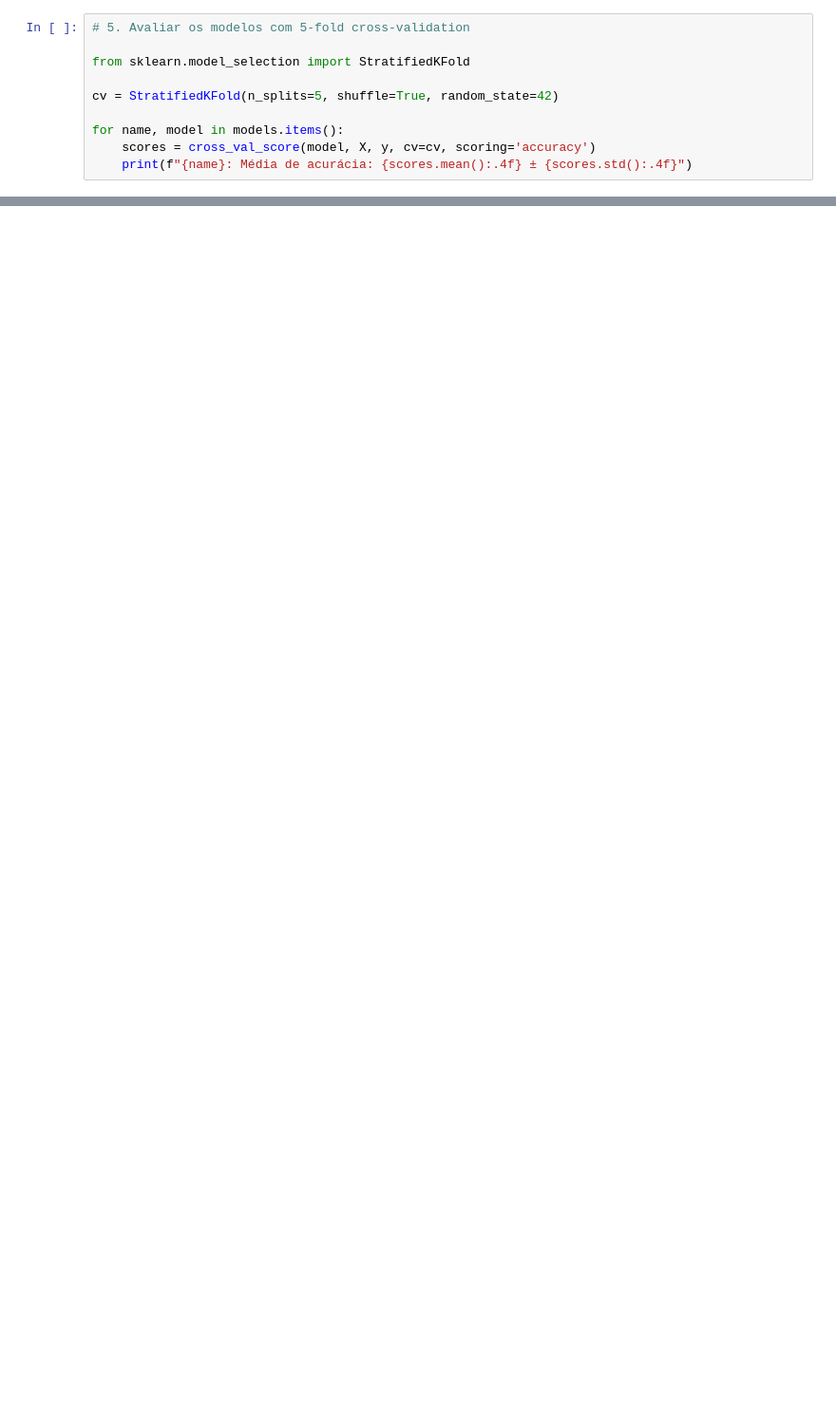
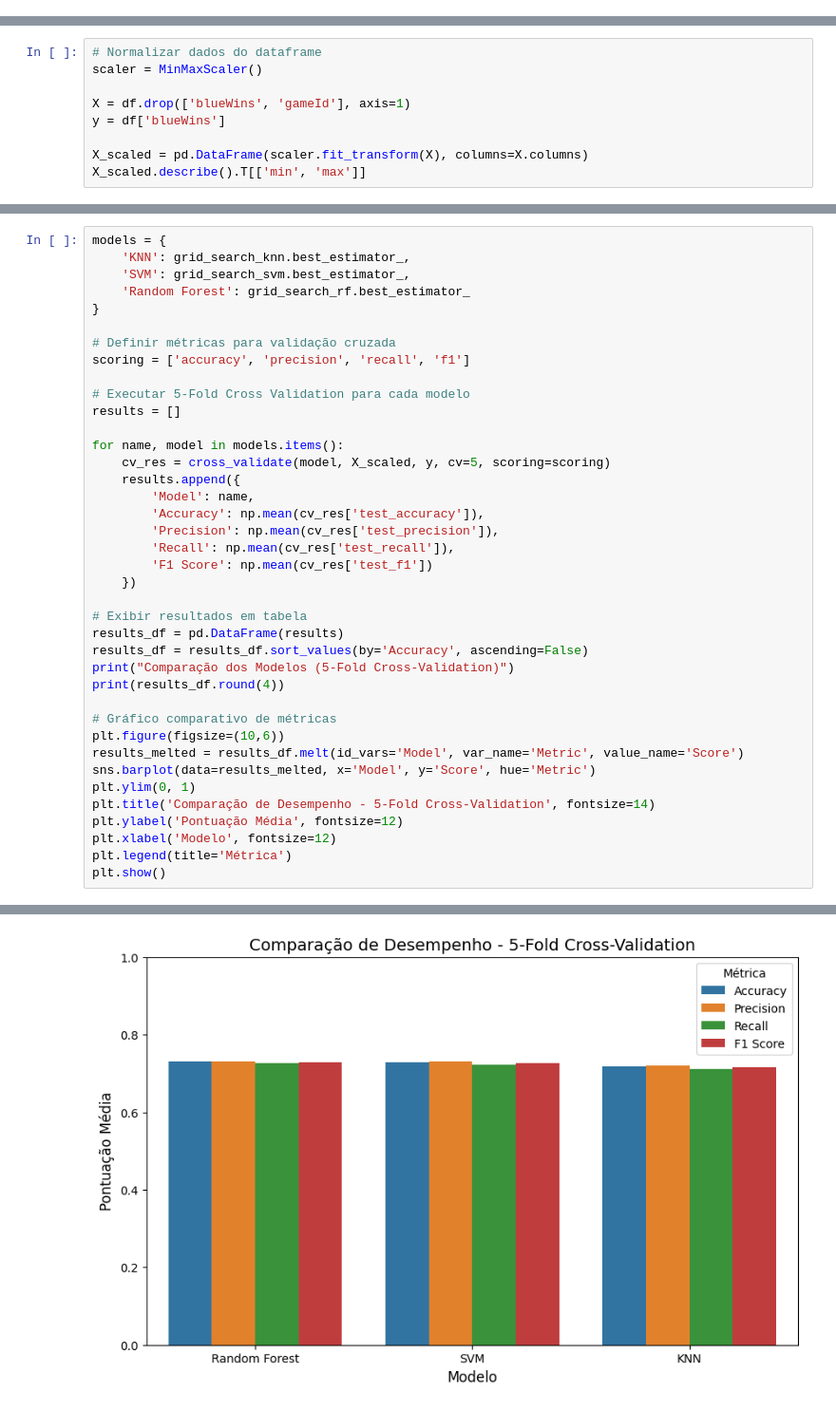
Before and after one commit to Davi-ChavesN/python_exercises, a Jupyter notebook: DS/Atividade2 - Classificadores/Atividade2.ipynb, the cells around one changed output, grey strips where cells are left out. Shown at 95% size. Drawn from its saved outputs; the diff is of its cells as text; blank space fills up the shorter version.

```diff
--- a/DS/Atividade2 - Classificadores/Atividade2.ipynb
+++ b/DS/Atividade2 - Classificadores/Atividade2.ipynb
@@ -92,10 +0,0 @@ models = {
-# %%
-# 5. Avaliar os modelos com 5-fold cross-validation
-
-from sklearn.model_selection import StratifiedKFold
-
-cv = StratifiedKFold(n_splits=5, shuffle=True, random_state=42)
-
-for name, model in models.items():
-    scores = cross_val_score(model, X, y, cv=cv, scoring='accuracy')
-    print(f"{name}: Média de acurácia: {scores.mean():.4f} ± {scores.std():.4f}")
@@ -164,0 +84,9 @@ Melhor modelo: SVM (tuned) com acurácia de 0.7331
+# %%
+# Normalizar dados do dataframe
+scaler = MinMaxScaler()
+
+X = df.drop(['blueWins', 'gameId'], axis=1)
+y = df['blueWins']
+
+X_scaled = pd.DataFrame(scaler.fit_transform(X), columns=X.columns)
+X_scaled.describe().T[['min', 'max']]
@@ -164,0 +289,40 @@ Melhor modelo: SVM (tuned) com acurácia de 0.7331
+# %%
+models = {
+    'KNN': grid_search_knn.best_estimator_,
+    'SVM': grid_search_svm.best_estimator_,
+    'Random Forest': grid_search_rf.best_estimator_
+}
+
+# Definir métricas para validação cruzada
+scoring = ['accuracy', 'precision', 'recall', 'f1']
+
+# Executar 5-Fold Cross Validation para cada modelo
+results = []
+
+for name, model in models.items():
+    cv_res = cross_validate(model, X_scaled, y, cv=5, scoring=scoring)
+    results.append({
+        'Model': name,
+        'Accuracy': np.mean(cv_res['test_accuracy']),
+        'Precision': np.mean(cv_res['test_precision']),
+        'Recall': np.mean(cv_res['test_recall']),
+        'F1 Score': np.mean(cv_res['test_f1'])
+    })
+
+# Exibir resultados em tabela
+results_df = pd.DataFrame(results)
+results_df = results_df.sort_values(by='Accuracy', ascending=False)
+print("Comparação dos Modelos (5-Fold Cross-Validation)")
+print(results_df.round(4))
+
+# Gráfico comparativo de métricas
+plt.figure(figsize=(10,6))
+results_melted = results_df.melt(id_vars='Model', var_name='Metric', value_name='Score')
+sns.barplot(data=results_melted, x='Model', y='Score', hue='Metric')
+plt.ylim(0, 1)
+plt.title('Comparação de Desempenho - 5-Fold Cross-Validation', fontsize=14)
+plt.ylabel('Pontuação Média', fontsize=12)
+plt.xlabel('Modelo', fontsize=12)
+plt.legend(title='Métrica')
+plt.show()
+# %% [output]
@@ -164,0 +334 @@ Melhor modelo: SVM (tuned) com acurácia de 0.7331
+[figure, added]
```
Also changed, not shown: parts of 25 cells of this notebook, 2 other files.
